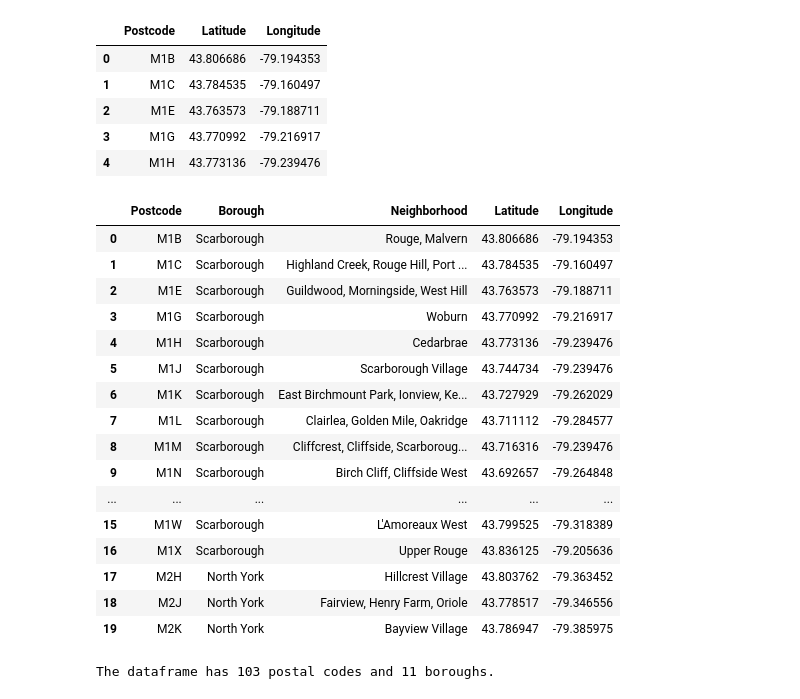
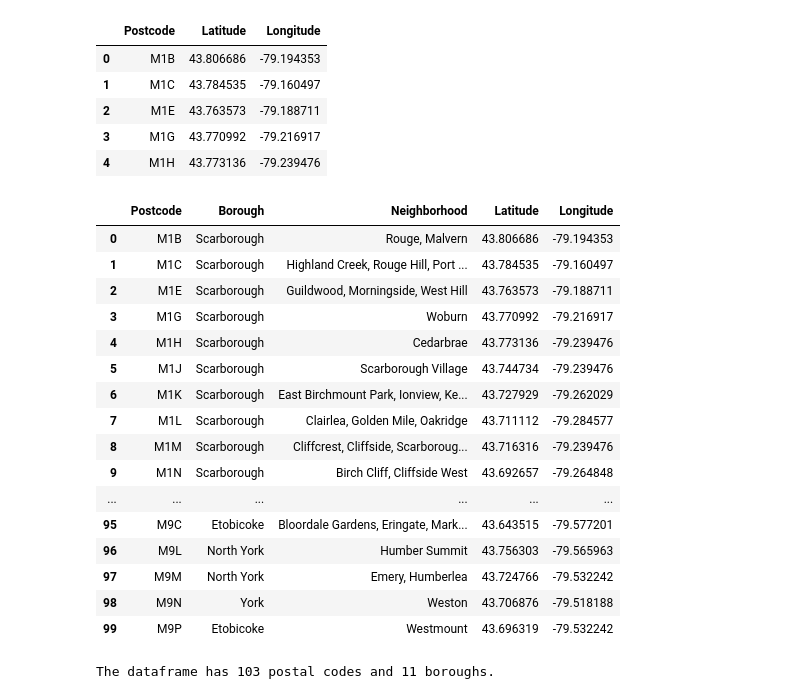
Before and after one commit to Glitch852/Coursera_Capstone, a Jupyter notebook: IBM Data Science Capstone - EB.ipynb, the cells around one changed output. Saved outputs shown, nothing was run; the diff lists cells and outputs as text; code cells hidden in the pictures.

```diff
--- a/IBM Data Science Capstone - EB.ipynb
+++ b/IBM Data Science Capstone - EB.ipynb
@@ -255,28 +260,28 @@ latlng_df.head()
 # %%
 # Merge two Dataframes on column 'Postcode'
 neighborhoods_df = nhJoined_df.merge(latlng_df, on='Postcode')
 
 neighborhoods_df = neighborhoods_df.rename(columns={'Neighbourhood': 'Neighborhood'}) # Because I'm American. (Sorry.)
 
-neighborhoods_df.head(20)
+neighborhoods_df.head(100)
 # %% [output]
 |  | Postcode | Borough | Neighborhood | Latitude | Longitude |
 | 0 | M1B | Scarborough | Rouge, Malvern | 43.806686 | -79.194353 |
 | 1 | M1C | Scarborough | Highland Creek, Rouge Hill, Port ... | 43.784535 | -79.160497 |
 | 2 | M1E | Scarborough | Guildwood, Morningside, West Hill | 43.763573 | -79.188711 |
 | 3 | M1G | Scarborough | Woburn | 43.770992 | -79.216917 |
 | 4 | M1H | Scarborough | Cedarbrae | 43.773136 | -79.239476 |
 | 5 | M1J | Scarborough | Scarborough Village | 43.744734 | -79.239476 |
 | 6 | M1K | Scarborough | East Birchmount Park, Ionview, Ke... | 43.727929 | -79.262029 |
 | 7 | M1L | Scarborough | Clairlea, Golden Mile, Oakridge | 43.711112 | -79.284577 |
 | 8 | M1M | Scarborough | Cliffcrest, Cliffside, Scarboroug... | 43.716316 | -79.239476 |
 | 9 | M1N | Scarborough | Birch Cliff, Cliffside West | 43.692657 | -79.264848 |
 | ... | ... | ... | ... | ... | ... |
-| 15 | M1W | Scarborough | L'Amoreaux West | 43.799525 | -79.318389 |
-| 16 | M1X | Scarborough | Upper Rouge | 43.836125 | -79.205636 |
-| 17 | M2H | North York | Hillcrest Village | 43.803762 | -79.363452 |
-| 18 | M2J | North York | Fairview, Henry Farm, Oriole | 43.778517 | -79.346556 |
-| 19 | M2K | North York | Bayview Village | 43.786947 | -79.385975 |
+| 95 | M9C | Etobicoke | Bloordale Gardens, Eringate, Mark... | 43.643515 | -79.577201 |
+| 96 | M9L | North York | Humber Summit | 43.756303 | -79.565963 |
+| 97 | M9M | North York | Emery, Humberlea | 43.724766 | -79.532242 |
+| 98 | M9N | York | Weston | 43.706876 | -79.518188 |
+| 99 | M9P | Etobicoke | Westmount | 43.696319 | -79.532242 |
 # %%
 # Let's check our neighborhood and borough counts. Should still have 103 postal codes and 11 boroughs.
 print('The dataframe has {} postal codes and {} boroughs.'.format(
```
Also changed, not shown: parts of 17 cells of this notebook.
